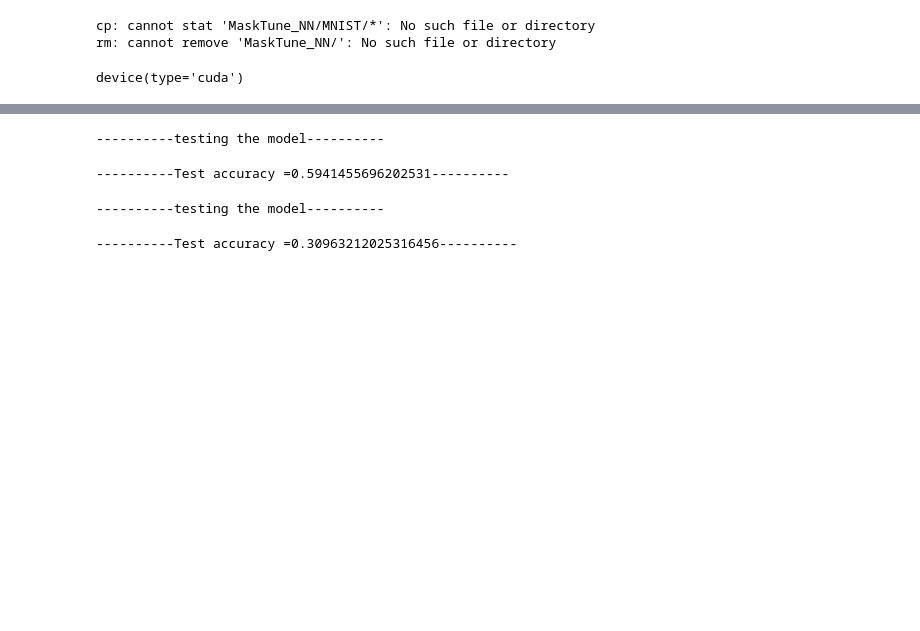
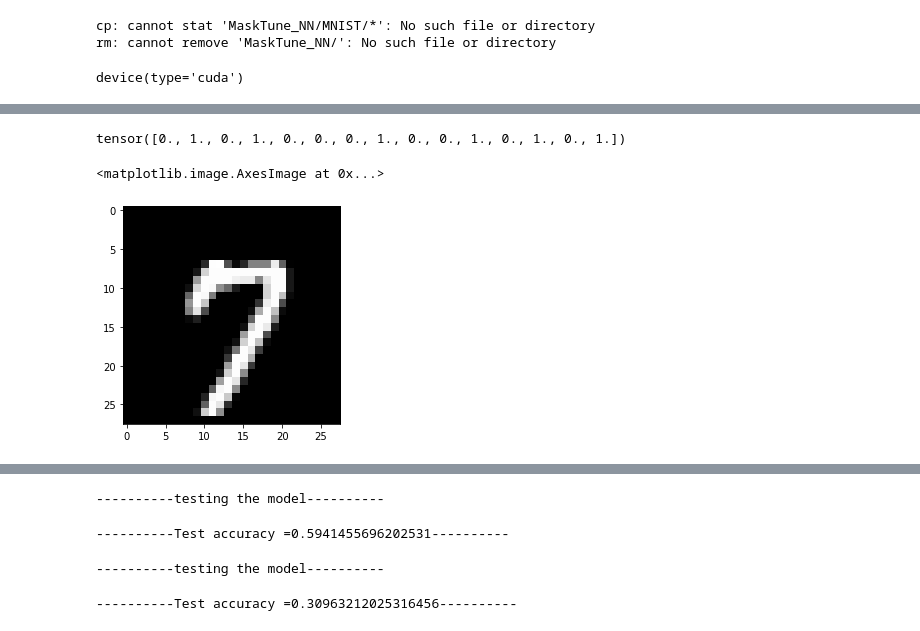
Before and after one commit to Giordano-Cicchetti/MaskTune_NN, a Jupyter notebook: MNIST/mnist_preprocess.ipynb, the cells around one changed output, grey strips where cells are left out. Saved outputs shown, nothing was run; the diff lists cells and outputs as text; code cells hidden in the pictures; blank space fills up the shorter version.

```diff
--- a/MNIST/mnist_preprocess.ipynb
+++ b/MNIST/mnist_preprocess.ipynb
@@ -63,4 +83,12 @@ Start loading data of test dataset in main memory
 # %%
-train.test_dataset_original.targets[0:1000]
+train.train_dataset.targets[0:15]
+# %% [output]
+tensor([0., 1., 0., 1., 0., 0., 0., 1., 0., 0., 1., 0., 1., 0., 1.])
+# %%
+import matplotlib.pyplot as plt
+plt.imshow(train.train_dataset[7][0].transpose(0,1).transpose(1,2))
+# %% [output]
+<matplotlib.image.AxesImage at 0x...>
+[figure, added]
 # %%
 train.train_erm(epochs=10)
```
Also changed, not shown: parts of 7 cells of this notebook, 2 other files.
